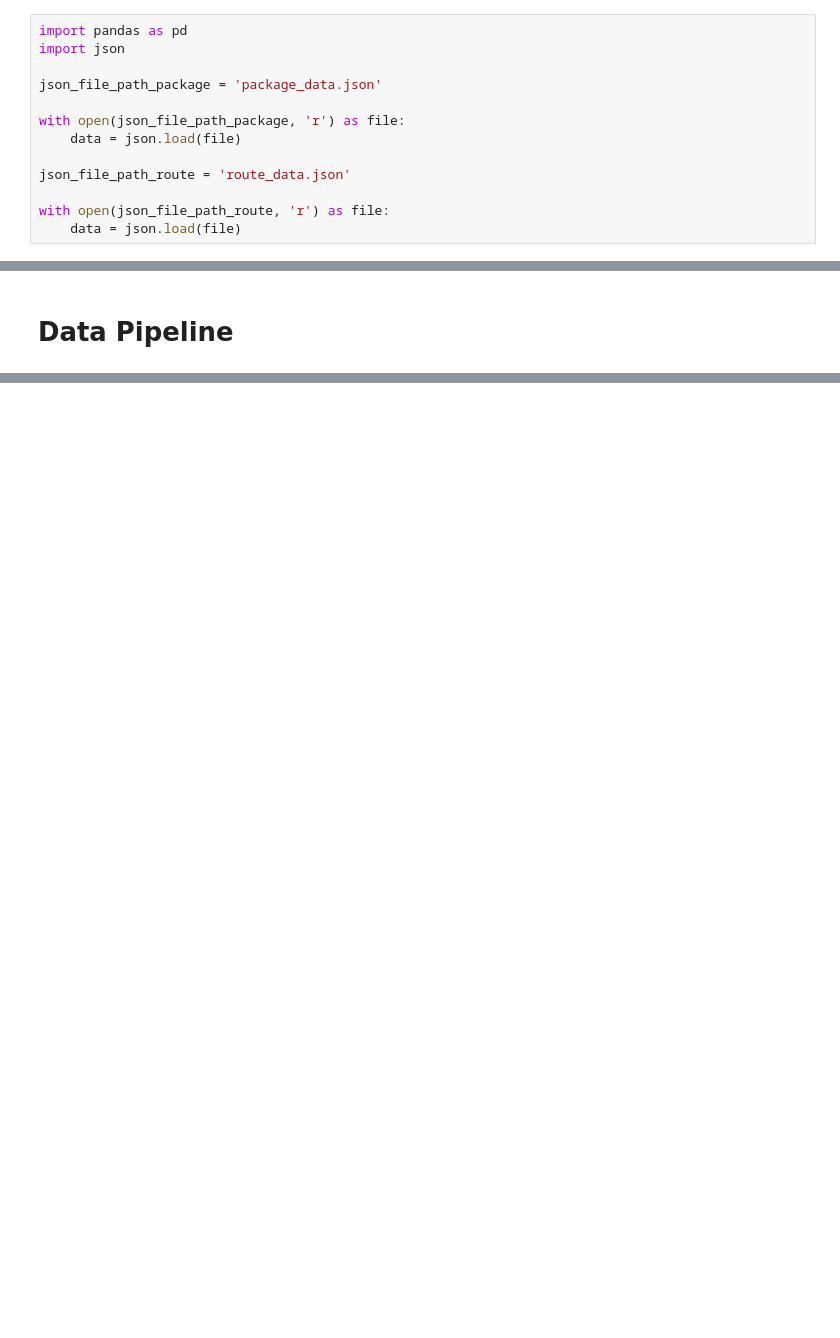
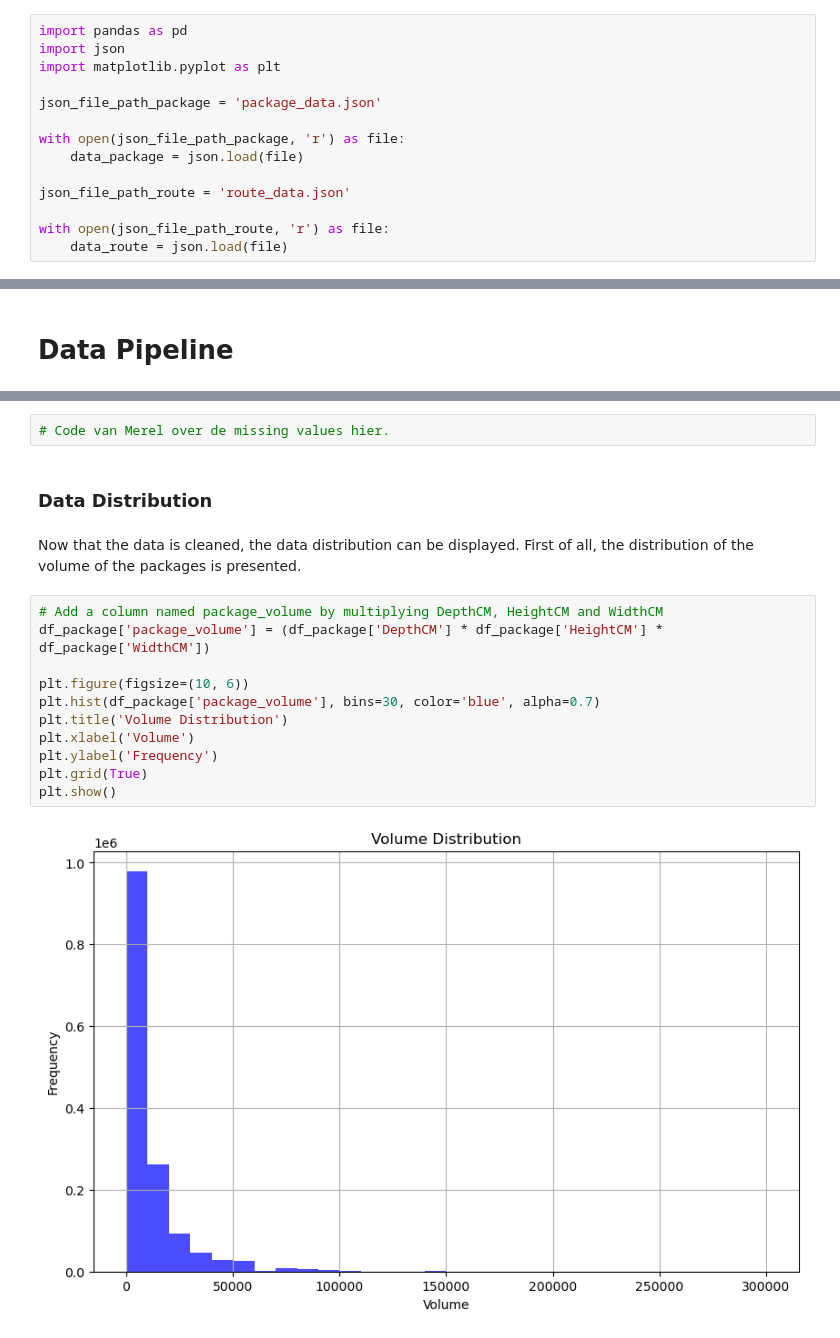
Before and after one commit to ftamsma/Group33_TIL, a Jupyter notebook: project_template.ipynb, the cells around one changed output, grey strips where cells are left out. Saved outputs shown, nothing was run; the diff lists cells and outputs as text; blank space fills up the shorter version.

```diff
--- a/project_template.ipynb
+++ b/project_template.ipynb
@@ -41,13 +43,14 @@ We have used 2 datafiles from Amazon to get the dimensions of the packages and d
 # %%
 import pandas as pd
 import json
+import matplotlib.pyplot as plt
 
 json_file_path_package = 'package_data.json'
 
 with open(json_file_path_package, 'r') as file:
-    data = json.load(file)
+    data_package = json.load(file)
 
 json_file_path_route = 'route_data.json'
 
 with open(json_file_path_route, 'r') as file:
-    data = json.load(file)
+    data_route = json.load(file)
@@ -179,0 +185,19 @@ df.head(5)
+# %%
+# Code van Merel over de missing values hier.
+# %% [markdown]
+### Data Distribution
+# %% [markdown]
+Now that the data is cleaned, the data distribution can be displayed. First of all, the distribution of the volume of the packages is presented.
+# %%
+# Add a column named package_volume by multiplying DepthCM, HeightCM and WidthCM
+df_package['package_volume'] = (df_package['DepthCM'] * df_package['HeightCM'] * df_package['WidthCM'])
+
+plt.figure(figsize=(10, 6))
+plt.hist(df_package['package_volume'], bins=30, color='blue', alpha=0.7)
+plt.title('Volume Distribution')
+plt.xlabel('Volume')
+plt.ylabel('Frequency')
+plt.grid(True)
+plt.show()
+# %% [output]
+[figure, added]
```
Also changed, not shown: parts of 13 cells of this notebook.
